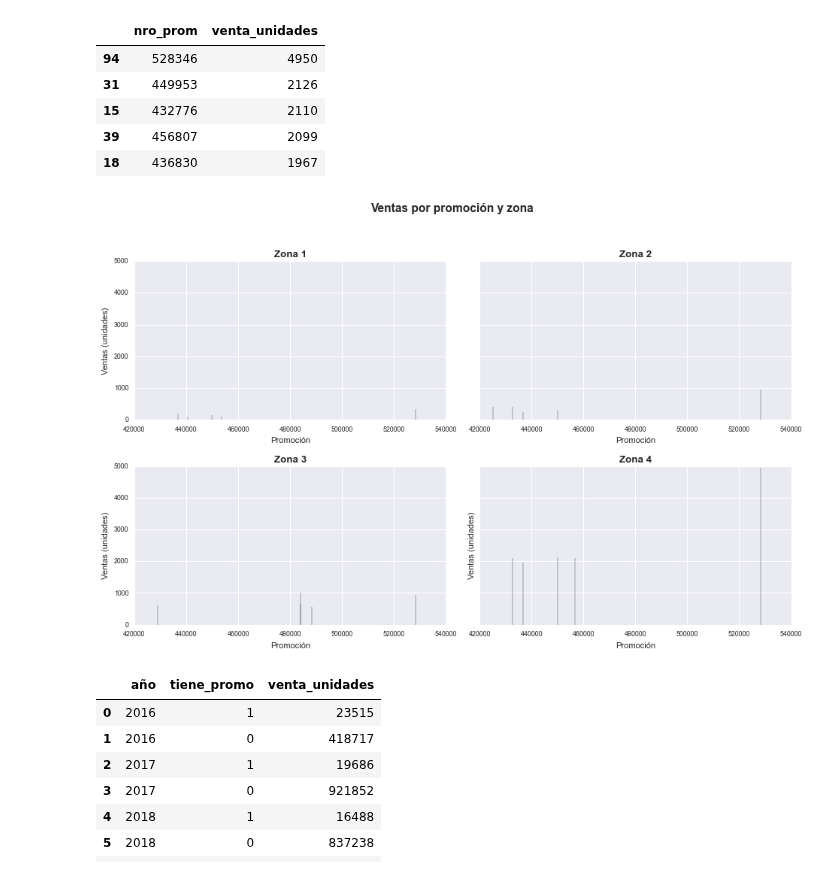
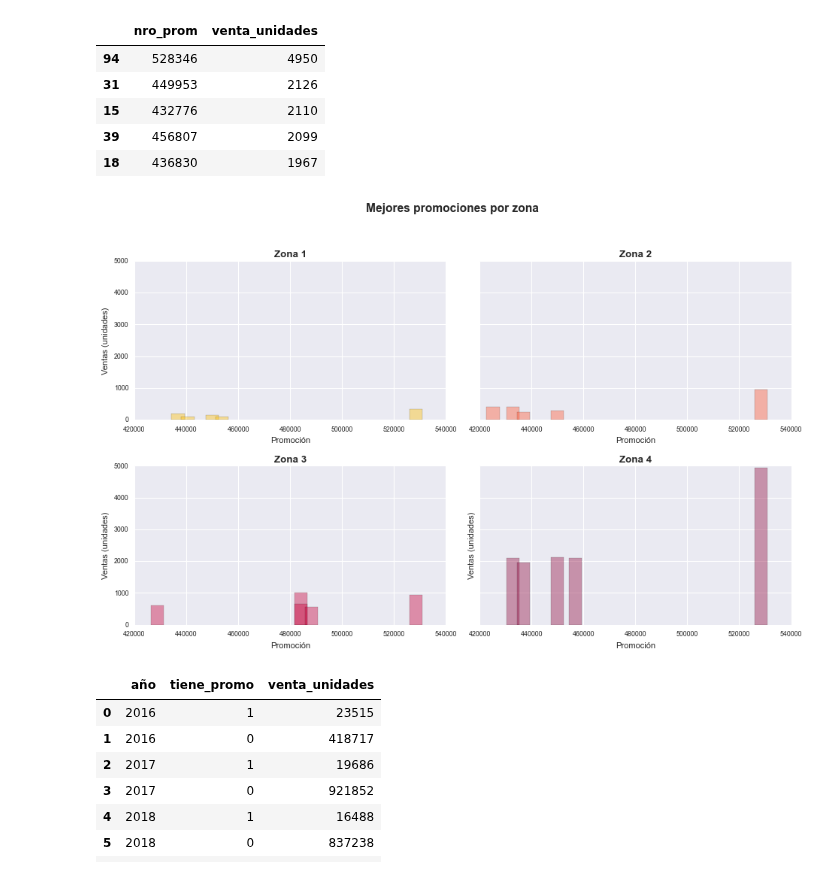
Before and after one commit to ErikaMelt/deodorants-project, a Jupyter notebook: eda/eda_romina.ipynb, the cells around one changed output. Cells and saved outputs as stored; diff of their text form; code cells hidden in the pictures.

```diff
--- a/eda/eda_romina.ipynb
+++ b/eda/eda_romina.ipynb
@@ -12,7 +12,7 @@ Realizar una comparación entre las ventas y la duración de la promoción, es d
 # %%
 # Importamos las librerías:
 import matplotlib.pyplot as plt
-plt.style.use('classic')
+plt.style.use('seaborn')
 # Línea necesaria para que Matplotlib muestre por defecto los gráficos en nuestro Notebook:
 %matplotlib inline
 import numpy as np
@@ -278,16 +280,0 @@ plt.show()
-# %%
-plt.figure(figsize=[10,50])
-with sns.axes_style("whitegrid"):
-    ax = sns.barplot(x='venta_unidades', y='id_producto', hue='tiene_promo', data=df_ventas, orient='h',  hue_order=[1, 0])
-    sns.despine(offset=10, trim=True)
-    color = "blend:#7AB,#EDA"
-    sns.set_palette(sns.color_palette(color))
-    plt.title('Ventas por producto con y sin promoción', fontsize=14)
-    plt.xlabel('Ventas (unidades)', fontsize=12)
-    plt.ylabel('ID de producto', fontsize=12)
-    #bar1.patches[0].set_label('Sin promoción')
-    #bar2.patches[1].set_label('Con promoción')
-    plt.legend(title='Promoción') #, labels=['Con promoción', 'Sin promoción'])
-    plt.savefig(f'images/Ventas por producto con y sin promoción', dpi=300, bbox_inches='tight')
-
-plt.show()
@@ -554,10 +530,9 @@ df_mejor_promo_2
 | 6 | 428918 | 1967 |
 | 39 | 456804 | 1955 |
 # %%
-plt.figure(figsize=[15,10])
+plt.figure(figsize=[10,7])
 with sns.axes_style("whitegrid"):
-
-            sns.barplot(x='nro_prom', y='venta_unidades', data=df_mejor_promo,
+            ax= sns.barplot(x='nro_prom', y='venta_unidades', data=df_mejor_promo,
             order=df_mejor_promo_2.sort_values('venta_unidades', ascending=False)['nro_prom'])
             sns.despine(offset=10, trim=True)
             color = "blend:#7AB,#EDA"
@@ -565,7 +540,6 @@ with sns.axes_style("whitegrid"):
             plt.title('Mejor promoción general', fontsize=16)
             plt.xlabel('Número de promoción', fontsize=12)
             plt.ylabel('Ventas (unidades)', fontsize=12)
-            plt.legend(title='Promoción')
-            #plt.savefig(f'images/Mejor_promocion_general', dpi=300, bbox_inches='tight')
+            plt.savefig(f'images/Mejor_promocion_general', dpi=300, bbox_inches='tight')
 plt.show()
 # %% [output]
@@ -883,11 +859,11 @@ La cantidad de ventas de productos con promoción en la zona 4 es: 2108755
 # %%
 df_promo_zona4 = df[(df['tiene_promo'] == 1) & (df['zona']==4)]
 
-df_mejor_promo_z4 = df_promo_zona4.groupby('nro_prom')['venta_unidades'].sum().reset_index()
+df_mejor_promo_z4 = df_promo_zona4.groupby(['nro_prom'])['venta_unidades'].sum().reset_index()
 df_mejor_promo_z4 = df_mejor_promo_z4.sort_values(by='venta_unidades', ascending=False)
 
+df_mejor_promo_zona4 = df_mejor_promo_z4.astype({'nro_prom': 'category'})
 df_mejor_promo_zona4=df_mejor_promo_z4.head(5)
-
 df_mejor_promo_zona4
 # %% [output]
 |  | nro_prom | venta_unidades |
@@ -910,12 +886,12 @@ fig, axs = plt.subplots(nrows=2, ncols=2, figsize=(12, 8), sharey=True)
 colores = ['#FFC107', '#FF5733', '#C70039', '#900C3F']
 
 # Definir los títulos y etiquetas de los ejes
-titulo = 'Ventas por promoción y zona'
+titulo = 'Mejores promociones por zona'
 titulo_x = 'Promoción'
 titulo_y = 'Ventas (unidades)'
 
 # Gráfico 1
-axs[0, 0].bar(zona1['nro_prom'], zona1['venta_unidades'], color=colores[0])
+axs[0, 0].bar(zona1['nro_prom'], zona1['venta_unidades'], color=colores[0], width=5000, alpha=0.4)
 axs[0, 0].set_title('Zona 1', fontsize=12, fontweight='bold')
 axs[0, 0].set_xlabel(titulo_x, fontsize=10)
 axs[0, 0].set_ylabel(titulo_y, fontsize=10)
@@ -924,39 +900,41 @@ axs[0, 0].spines['right'].set_visible(False)
 axs[0, 0].spines['top'].set_visible(False)
 
 # Gráfico 2
-axs[0, 1].bar(zona2['nro_prom'], zona2['venta_unidades'], color=colores[1])
+axs[0, 1].bar(zona2['nro_prom'], zona2['venta_unidades'], color=colores[1], width=5000, alpha=0.4)
 axs[0, 1].set_title('Zona 2', fontsize=12, fontweight='bold')
 axs[0, 1].set_xlabel(titulo_x, fontsize=10)
 axs[0, 1].tick_params(axis='both', labelsize=8)
 axs[0, 1].spines['right'].set_visible(False)
 axs[0, 1].spines['top'].set_visible(False)
 
 # Gráfico 3
-axs[1, 0].bar(zona3['nro_prom'], zona3['venta_unidades'], color=colores[2])
+axs[1, 0].bar(zona3['nro_prom'], zona3['venta_unidades'], color=colores[2], width=5000, alpha=0.4)
 axs[1, 0].set_title('Zona 3', fontsize=12, fontweight='bold')
 axs[1, 0].set_xlabel(titulo_x, fontsize=10)
 axs[1, 0].set_ylabel(titulo_y, fontsize=10)
 axs[1, 0].tick_params(axis='both', labelsize=8)
 axs[1, 0].spines['right'].set_visible(False)
 axs[1, 0].spines['top'].set_visible(False)
 
 # Gráfico 4
-axs[1, 1].bar(zona4['nro_prom'], zona4['venta_unidades'], color=colores[3])
+axs[1, 1].bar(zona4['nro_prom'], zona4['venta_unidades'], color=colores[3], width=5000, alpha=0.4)
 axs[1, 1].set_title('Zona 4', fontsize=12, fontweight='bold')
 axs[1, 1].set_xlabel(titulo_x, fontsize=10)
 axs[1, 1].set_ylabel(titulo_y, fontsize=10)
 axs[1, 1].tick_params(axis='both', labelsize=8)
 axs[1, 1].spines['right'].set_visible(False)
 axs[1, 1].spines['top'].set_visible(False)
 
 #Ajustar el espacio entre los gráficos y el título
 fig.suptitle(titulo, fontsize=14, fontweight='bold')
 fig.tight_layout(rect=[0, 0.03, 1, 0.95])
 
+plt.savefig(f'images/Mejores_promociones_por_zona', dpi=300, bbox_inches='tight')
+
 #Mostrar el panel de gráficos
 plt.show()
 # %% [output]
-[figure, old version]
+[figure, new version]
 # %%
 # Crear un DataFrame con los datos
 datos = pd.DataFrame({
```
Also changed, not shown: parts of 17 cells of this notebook, 9 other files.
